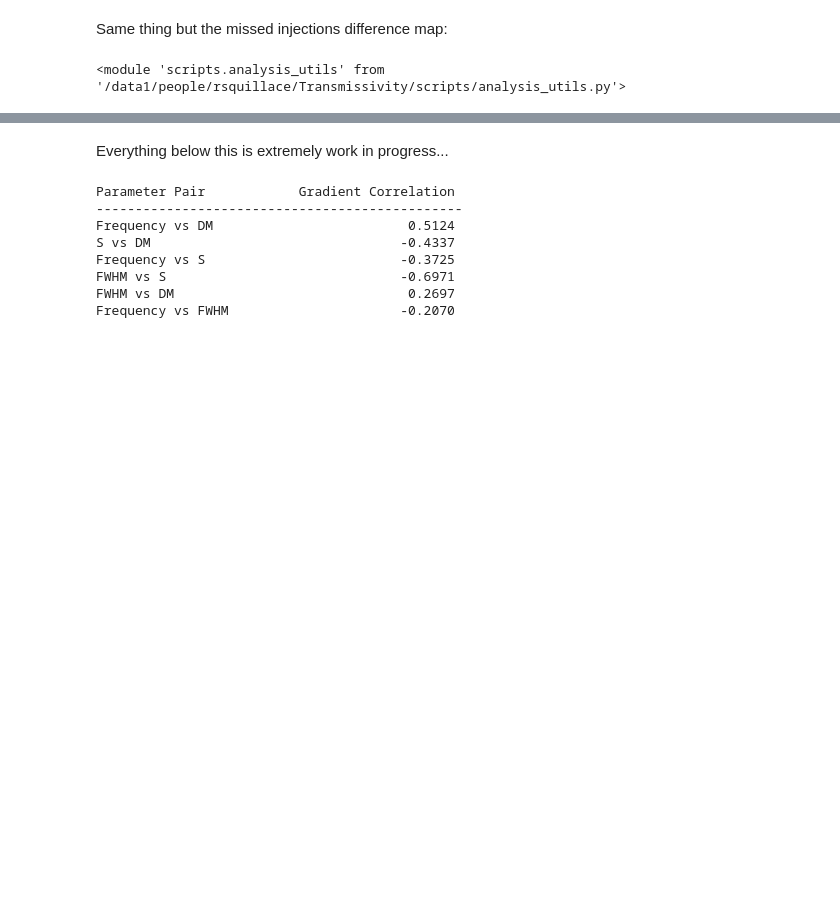
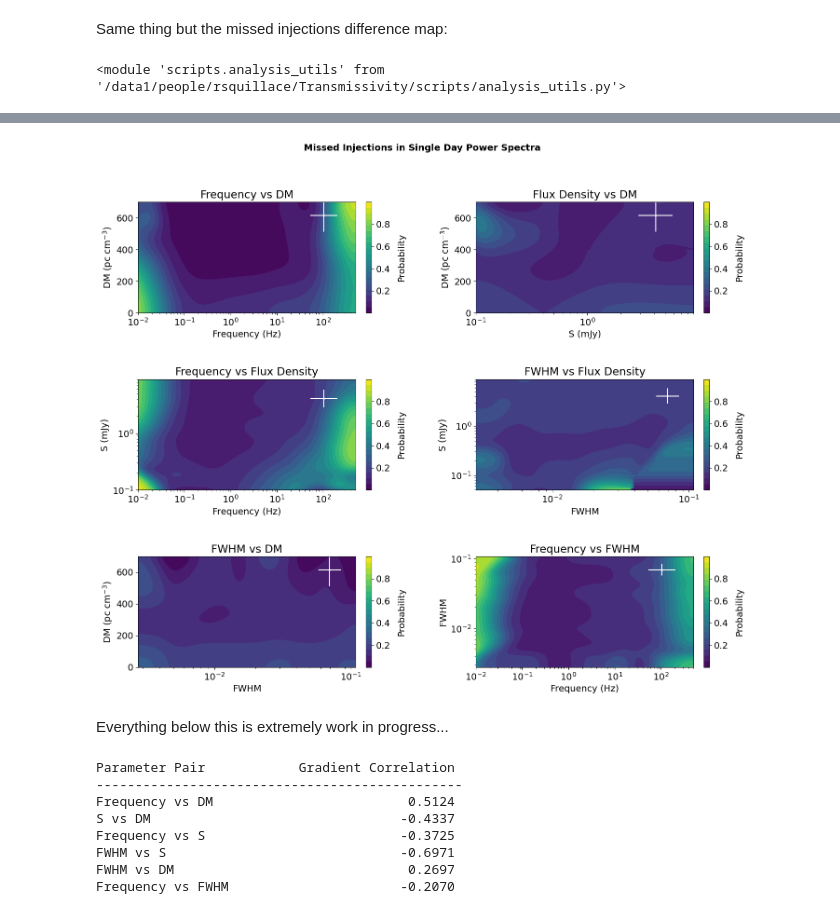
Before and after one commit to chime-sps/Transmissivity, a Jupyter notebook: results/injection_analysis_2d.ipynb, the cells around one changed output, grey strips where cells are left out. Drawn from its saved outputs; the diff is of its cells as text; code cells hidden in the pictures; blank space fills up the shorter version.

Commit message:
added missed injection plots

```diff
--- a/results/injection_analysis_2d.ipynb
+++ b/results/injection_analysis_2d.ipynb
@@ -12,7 +12,8 @@ sys.path.append(os.path.abspath('..'))
 from scripts import analysis_utils as au
 # %%
 data = np.concatenate((np.loadtxt('all_harmonics_output.txt'),
-                      np.loadtxt('2025_11_22_injections.txt')))
+                      np.loadtxt('2025_11_22_injections.txt'),
+                      np.loadtxt('2025_11_28_injections.txt')))
 #data = data[np.isin(data[:, 2], [20251113.0, 20251116.0, 20251119.0])]
 print(f'Number of pointings: {len(np.unique(data[:, 0:2], axis=0))}')
 print(f'Number of days: {len(np.unique(data[:, 2]))}')
@@ -332,3 +375,84 @@ plt.show()
+# %%
+fig, axes = plt.subplots(3, 2, figsize=(14, 12), constrained_layout=True)
+
+#f vs DM
+cf0 = axes[0, 0].contourf(f_bins[:-1], DM_bins[:-1], dm_f_missed,
+                           levels=au.make_levels(dm_f_missed),cmap='viridis')
+axes[0, 0].set_xscale('log')
+axes[0, 0].set_xlabel('Frequency (Hz)')
+axes[0, 0].set_ylabel(r'DM (pc cm$^{-3}$)')
+axes[0, 0].set_title('Frequency vs DM')
+axes[0, 0].set_xlim(1e-2, max(f_bins))
+axes[0, 0].set_ylim(0, 700)
+au.add_colorbar(fig, axes[0, 0], cf0, tick_locs = [0.2, 0.4, 0.6, 0.8])
+au.add_crosshair(axes[0, 0], f_bins, DM_bins, f_dev, DM_dev, x_log=True)
+
+#S vs DM
+cf1 = axes[0, 1].contourf(S_bins[:-1], DM_bins[:-1], dm_s_missed,
+                           levels=au.make_levels(dm_s_missed), cmap='viridis')
+axes[0, 1].set_xscale('log')
+axes[0, 1].set_xlabel('S (mJy)')
+axes[0, 1].set_ylabel(r'DM (pc cm$^{-3}$)')
+axes[0, 1].set_title('Flux Density vs DM')
+axes[0, 1].set_xlim(1e-1, max(S_bins) - 1)
+axes[0, 1].set_ylim(0, 700)
+au.add_colorbar(fig, axes[0, 1], cf1, tick_locs = [0.2, 0.4, 0.6, 0.8])
+au.add_crosshair(axes[0, 1], S_bins, DM_bins, S_dev, DM_dev, x_log=True)
+
+#f vs S
+cf2 = axes[1, 0].contourf(f_bins[:-1], S_bins[:-1], s_f_missed,
+                           levels=au.make_levels(s_f_missed), cmap='viridis')
+axes[1, 0].set_xscale('log')
+axes[1, 0].set_yscale('log')
+axes[1, 0].set_xlabel('Frequency (Hz)')
+axes[1, 0].set_ylabel('S (mJy)')
+axes[1, 0].set_title('Frequency vs Flux Density')
+axes[1, 0].set_xlim(1e-2, max(f_bins))
+axes[1, 0].set_ylim(1e-1, max(S_bins) - 1)
+au.add_colorbar(fig, axes[1, 0], cf2, tick_locs = [0.2, 0.4, 0.6, 0.8])
+au.add_crosshair(axes[1, 0], f_bins, S_bins, f_dev, S_dev, x_log=True, y_log=True)
+
+#FWHM vs S
+cf3 = axes[1, 1].contourf(fwhm_bins[:-1], S_bins[:-1], s_fwhm_missed,
+                           levels=au.make_levels(s_fwhm_missed), cmap='viridis')
+axes[1, 1].set_xscale('log')
+axes[1, 1].set_yscale('log')
+axes[1, 1].set_xlabel('FWHM')
+axes[1, 1].set_ylabel('S (mJy)')
+axes[1, 1].set_title('FWHM vs Flux Density')
+axes[1, 1].set_ylim(5e-2, max(S_bins) -1 )
+au.add_colorbar(fig, axes[1, 1], cf3, tick_locs = [0.2, 0.4, 0.6, 0.8])
+au.add_crosshair(axes[1, 1], fwhm_bins, S_bins, FWHM_dev, S_dev, x_log=True, y_log=True)
+
+#FWHM vs DM
+cf4 = axes[2, 0].contourf(fwhm_bins[:-1], DM_bins[:-1], dm_fwhm_missed,
+                           levels=au.make_levels(dm_fwhm_missed), cmap='viridis')
+axes[2, 0].set_xscale('log')
+axes[2, 0].set_xlabel('FWHM')
+axes[2, 0].set_ylabel(r'DM (pc cm$^{-3}$)')
+axes[2, 0].set_title('FWHM vs DM')
+axes[2, 0].set_ylim(0, 700)
+au.add_colorbar(fig, axes[2, 0], cf4, tick_locs = [0.2, 0.4, 0.6, 0.8])
+au.add_crosshair(axes[2, 0], fwhm_bins, DM_bins, FWHM_dev, DM_dev, x_log=True)
+
+#f vs FWHM
+cf5 = axes[2, 1].contourf(f_bins[:-1], fwhm_bins[:-1], fwhm_f_missed,
+                           levels=au.make_levels(fwhm_f_missed), cmap='viridis')
+axes[2, 1].set_xscale('log')
+axes[2, 1].set_yscale('log')
+axes[2, 1].set_xlabel('Frequency (Hz)')
+axes[2, 1].set_ylabel('FWHM')
+axes[2, 1].set_title('Frequency vs FWHM')
+axes[2, 1].set_xlim(1e-2, max(f_bins))
+au.add_colorbar(fig, axes[2, 1], cf5, tick_locs = [0.2, 0.4, 0.6, 0.8])
+au.add_crosshair(axes[2, 1], f_bins, fwhm_bins, f_dev, FWHM_dev, x_log=True, y_log=True)
+
+fig.suptitle('Missed Injections in Single Day Power Spectra', fontsize=14, fontweight='bold')
+fig.get_layout_engine().set(h_pad=0.1, hspace=0.15, w_pad=0.1, wspace=0.1,
+                            rect=[0, 0, 1, 0.95])
+plt.show()
+# %% [output]
+[figure, added]
 # %% [markdown]
 Everything below this is extremely work in progress...
 # %%
```
Also changed, not shown: parts of 5 cells of this notebook.
